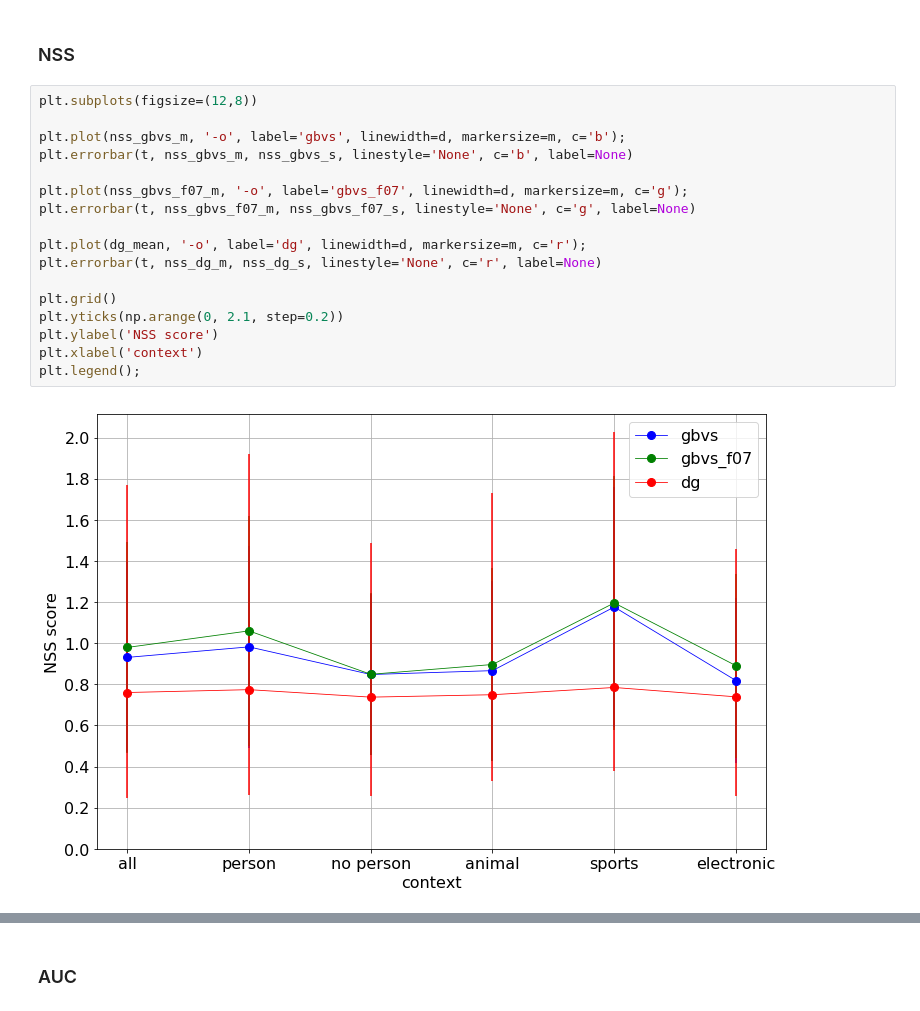
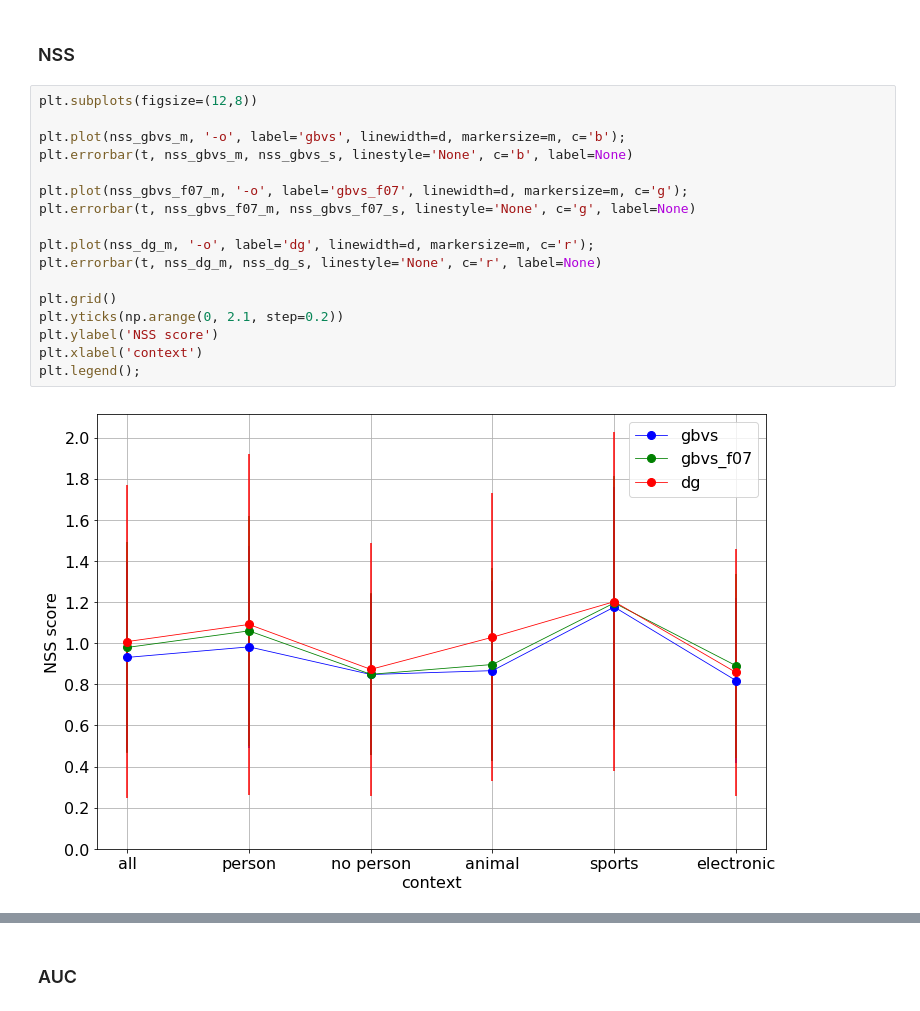
Before and after one commit to alTeska/face_saliency, a Jupyter notebook: notebooks/load_results_std_gbvsDg_1305.ipynb, the cells around one changed output, grey strips where cells are left out. Saved outputs shown, nothing was run; the diff lists cells and outputs as text.

Commit message:
labels fix

```diff
--- a/notebooks/load_results_std_gbvsDg_1305.ipynb
+++ b/notebooks/load_results_std_gbvsDg_1305.ipynb
@@ -182,22 +182,22 @@ ax[1][1].legend();
 # %%
 plt.subplots(figsize=(12,8))
 
 plt.plot(nss_gbvs_m, '-o', label='gbvs', linewidth=d, markersize=m, c='b');
 plt.errorbar(t, nss_gbvs_m, nss_gbvs_s, linestyle='None', c='b', label=None)
 
 plt.plot(nss_gbvs_f07_m, '-o', label='gbvs_f07', linewidth=d, markersize=m, c='g');
 plt.errorbar(t, nss_gbvs_f07_m, nss_gbvs_f07_s, linestyle='None', c='g', label=None)
 
-plt.plot(dg_mean, '-o', label='dg', linewidth=d, markersize=m, c='r');
+plt.plot(nss_dg_m, '-o', label='dg', linewidth=d, markersize=m, c='r');
 plt.errorbar(t, nss_dg_m, nss_dg_s, linestyle='None', c='r', label=None)
 
 plt.grid()
 plt.yticks(np.arange(0, 2.1, step=0.2))
 plt.ylabel('NSS score')
 plt.xlabel('context')
 plt.legend();
 # %% [output]
-[figure, old version]
+[figure, new version]
 # %%
 plt.subplots(figsize=(12,8))
 
```
Also changed, not shown: parts of 4 cells of this notebook.
